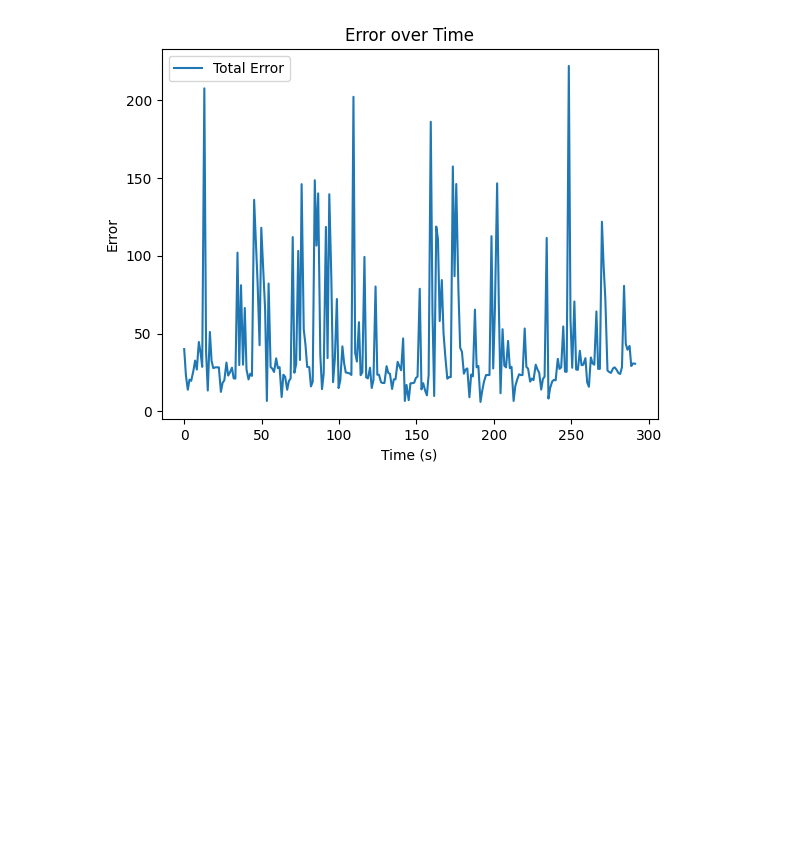
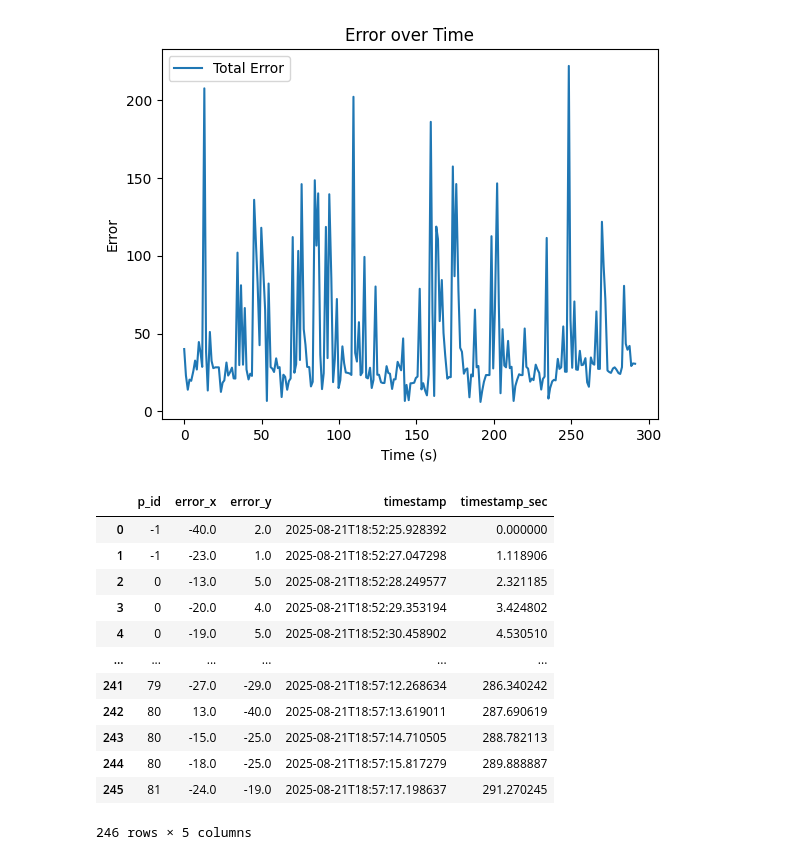
Before and after one commit to RaixSplitter/34752-bio-robotics-exercises, a Jupyter notebook: project_work/graph_gen.ipynb, the cells around one changed output. Cells and saved outputs as stored; diff of their text form; code cells hidden in the pictures; blank space fills up the shorter version.

```diff
--- a/project_work/graph_gen.ipynb
+++ b/project_work/graph_gen.ipynb
@@ -24,3 +26,19 @@ plt.legend()
 plt.show()
 # %% [output]
 [figure]
+# %%
+df
+# %% [output]
+|  | p_id | error_x | error_y | timestamp | timestamp_sec |
+| 0 | -1 | -40.0 | 2.0 | 2025-08-21T18:52:25.928392 | 0.000000 |
+| 1 | -1 | -23.0 | 1.0 | 2025-08-21T18:52:27.047298 | 1.118906 |
+| 2 | 0 | -13.0 | 5.0 | 2025-08-21T18:52:28.249577 | 2.321185 |
+| 3 | 0 | -20.0 | 4.0 | 2025-08-21T18:52:29.353194 | 3.424802 |
+| 4 | 0 | -19.0 | 5.0 | 2025-08-21T18:52:30.458902 | 4.530510 |
+| ... | ... | ... | ... | ... | ... |
+| 241 | 79 | -27.0 | -29.0 | 2025-08-21T18:57:12.268634 | 286.340242 |
+| 242 | 80 | 13.0 | -40.0 | 2025-08-21T18:57:13.619011 | 287.690619 |
+| 243 | 80 | -15.0 | -25.0 | 2025-08-21T18:57:14.710505 | 288.782113 |
+| 244 | 80 | -18.0 | -25.0 | 2025-08-21T18:57:15.817279 | 289.888887 |
+| 245 | 81 | -24.0 | -19.0 | 2025-08-21T18:57:17.198637 | 291.270245 |
+246 rows × 5 columns
```
Also changed, not shown: parts of 5 cells of this notebook, 6 other files.
